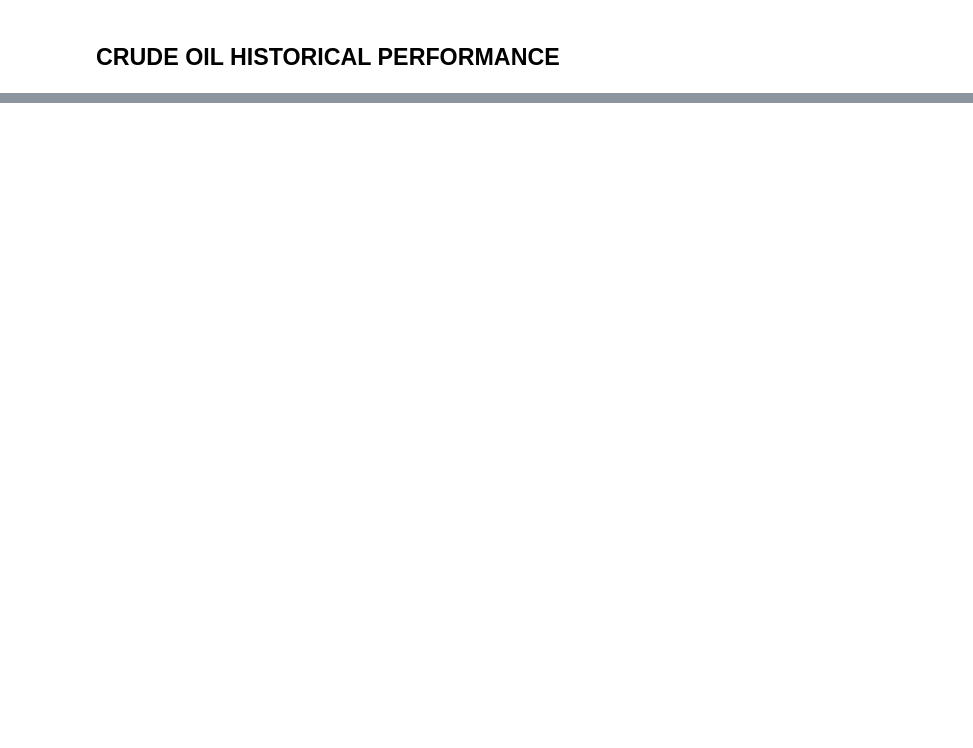
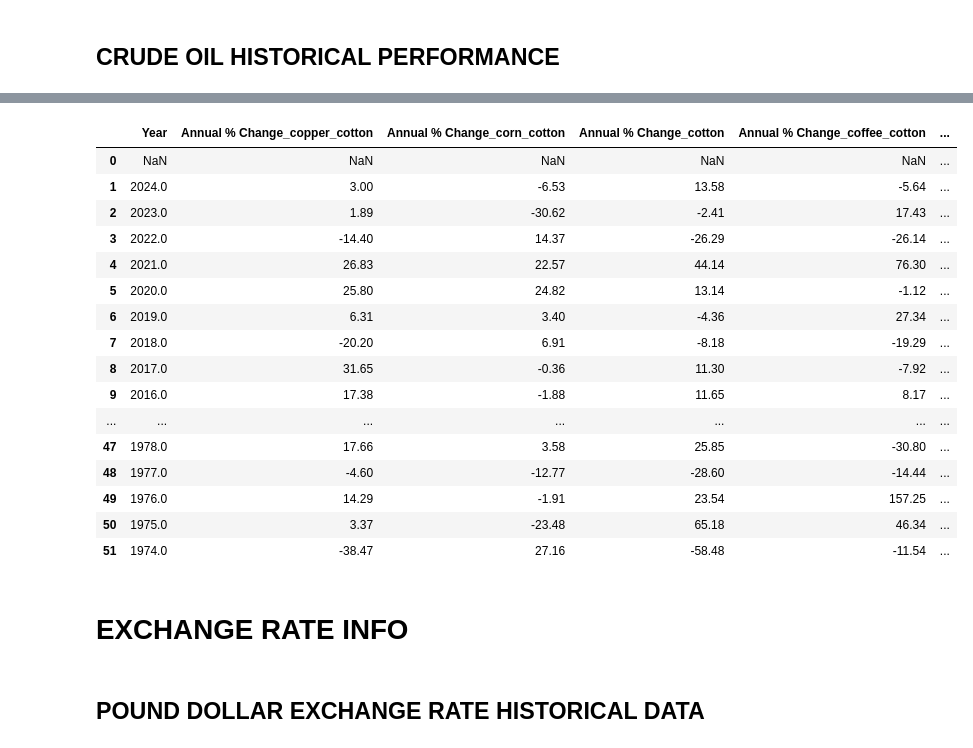
Before and after one commit to patwilliams04/DSCI411-project, a Jupyter notebook: Data Collection/dataGathering.ipynb, the cells around one changed output, grey strips where cells are left out. Saved outputs shown, nothing was run; the diff lists cells and outputs as text; code cells hidden in the pictures; blank space fills up the shorter version.

Commit message:
Data Finished

```diff
--- a/Data Collection/dataGathering.ipynb
+++ b/Data Collection/dataGathering.ipynb
@@ -498,0 +832,12 @@ else:
+# %%
+# Merge the data frames on 'Year' column using an inner join
+commodities_df = copper_df.merge(corn_df, on='Year', how='inner', suffixes=('_copper', '_corn'))
+commodities_df = commodities_df.merge(cotton_df, on='Year', how='inner', suffixes=('', '_cotton'))
+commodities_df = commodities_df.merge(coffee_df, on='Year', how='inner', suffixes=('', '_coffee'))
+commodities_df = commodities_df.merge(sugar_df, on='Year', how='inner', suffixes=('', '_sugar'))
+
+# Rename the columns to reflect the commodity name if needed
+# For example, if cotton_df columns get no suffix, you might need to rename them
+commodities_df.columns = [col if '_cotton' in col or col == 'Year' else f"{col}_cotton" for col in commodities_df.columns]
+
+# The resulting commodities_df will have only the rows with 'Year' values that exist in all five data frames
@@ -498,0 +854,29 @@ else:
+# %%
+# Select the 'Annual % Change' columns along with the 'Year' column
+commodities_df = commodities_df[['Year'] + commodities_df.filter(regex='Annual % Change').columns.tolist()]
+
+# Now, annual_change_df should contain the 'Year' column and the 'Annual % Change' columns
+# Display the new DataFrame
+commodities_df
+# %% [output]
+|  | Year | Annual % Change_copper_cotton | Annual % Change_corn_cotton | Annual % Change_cotton | Annual % Change_coffee_cotton | ... |
+| 0 | NaN | NaN | NaN | NaN | NaN | ... |
+| 1 | 2024.0 | 3.00 | -6.53 | 13.58 | -5.64 | ... |
+| 2 | 2023.0 | 1.89 | -30.62 | -2.41 | 17.43 | ... |
+| 3 | 2022.0 | -14.40 | 14.37 | -26.29 | -26.14 | ... |
+| 4 | 2021.0 | 26.83 | 22.57 | 44.14 | 76.30 | ... |
+| 5 | 2020.0 | 25.80 | 24.82 | 13.14 | -1.12 | ... |
+| 6 | 2019.0 | 6.31 | 3.40 | -4.36 | 27.34 | ... |
+| 7 | 2018.0 | -20.20 | 6.91 | -8.18 | -19.29 | ... |
+| 8 | 2017.0 | 31.65 | -0.36 | 11.30 | -7.92 | ... |
+| 9 | 2016.0 | 17.38 | -1.88 | 11.65 | 8.17 | ... |
+| ... | ... | ... | ... | ... | ... | ... |
+| 47 | 1978.0 | 17.66 | 3.58 | 25.85 | -30.80 | ... |
+| 48 | 1977.0 | -4.60 | -12.77 | -28.60 | -14.44 | ... |
+| 49 | 1976.0 | 14.29 | -1.91 | 23.54 | 157.25 | ... |
+| 50 | 1975.0 | 3.37 | -23.48 | 65.18 | 46.34 | ... |
+| 51 | 1974.0 | -38.47 | 27.16 | -58.48 | -11.54 | ... |
+# %% [markdown]
+# EXCHANGE RATE INFO
+# %% [markdown]
+## POUND DOLLAR EXCHANGE RATE HISTORICAL DATA
```
Also changed, not shown: parts of 57 cells of this notebook, 2 other files.
